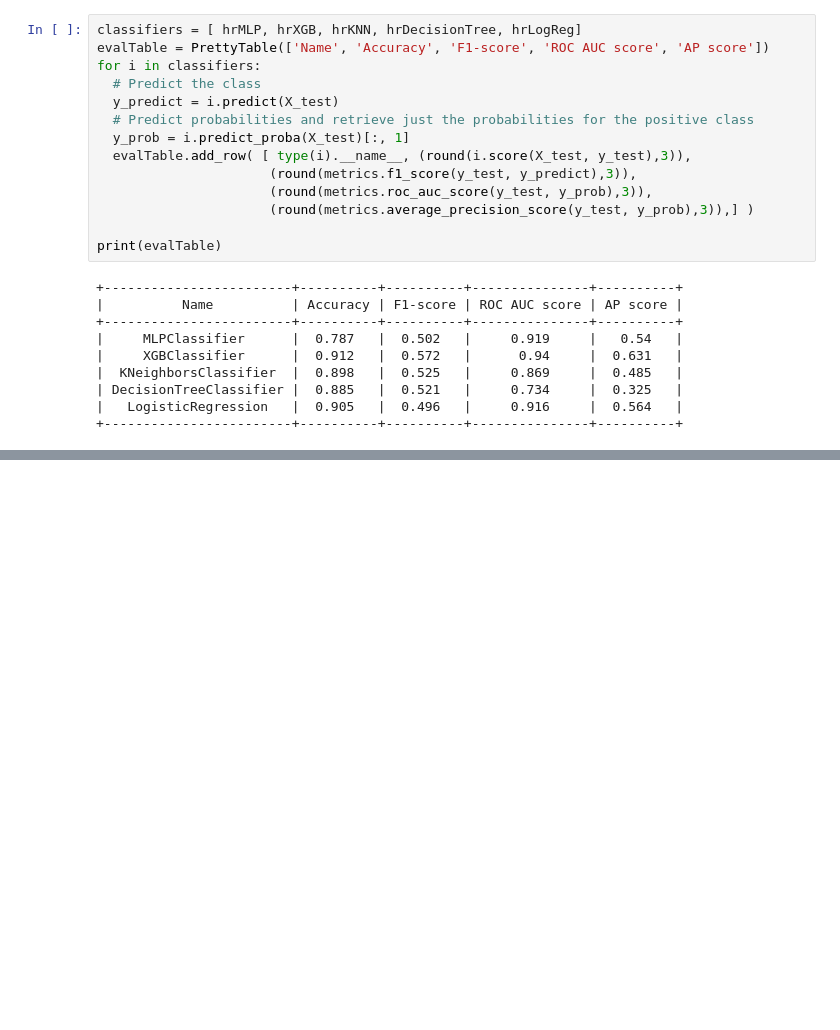
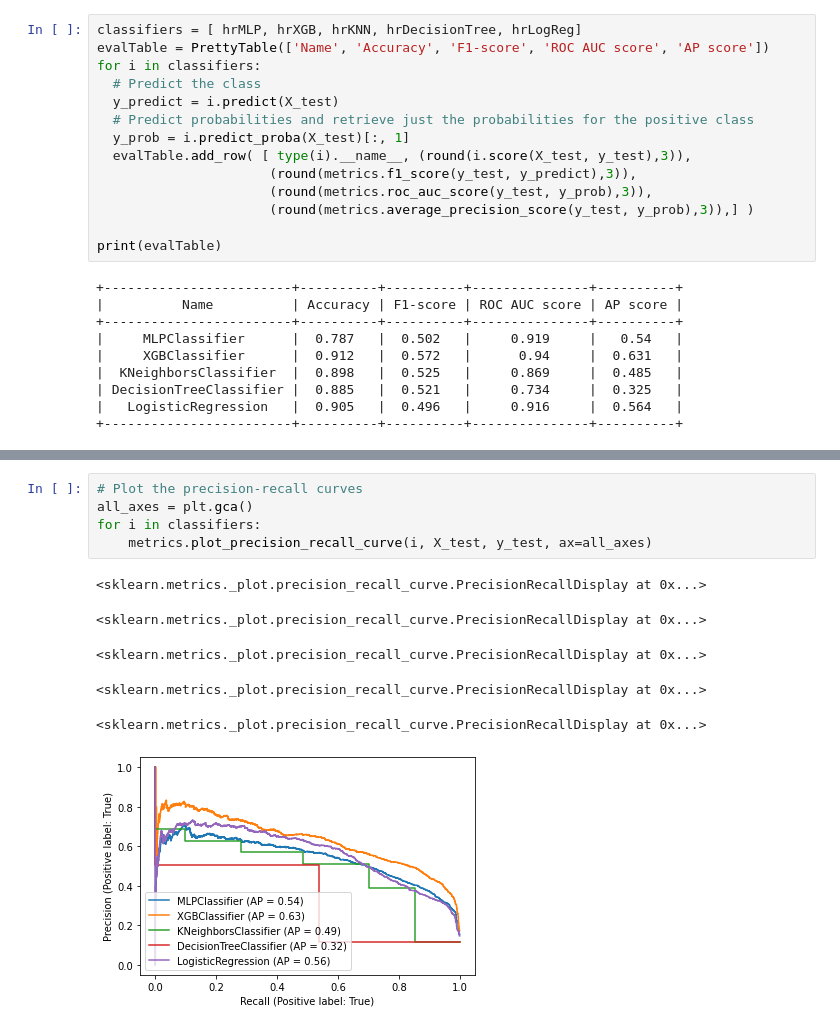
Before and after one commit to hdushan/optus_u_ai_ml_assignment, a Jupyter notebook: assignment.ipynb, the cells around one changed output, grey strips where cells are left out. Cells and saved outputs as stored; diff of their text form; blank space fills up the shorter version.

```diff
--- a/assignment.ipynb
+++ b/assignment.ipynb
@@ -559,0 +572,12 @@ print(evalTable)
+# %%
+# Plot the precision-recall curves
+all_axes = plt.gca()
+for i in classifiers:
+    metrics.plot_precision_recall_curve(i, X_test, y_test, ax=all_axes)
+# %% [output]
+<sklearn.metrics._plot.precision_recall_curve.PrecisionRecallDisplay at 0x...>
+<sklearn.metrics._plot.precision_recall_curve.PrecisionRecallDisplay at 0x...>
+<sklearn.metrics._plot.precision_recall_curve.PrecisionRecallDisplay at 0x...>
+<sklearn.metrics._plot.precision_recall_curve.PrecisionRecallDisplay at 0x...>
+<sklearn.metrics._plot.precision_recall_curve.PrecisionRecallDisplay at 0x...>
+[figure, added]
```
Also changed, not shown: parts of 6 cells of this notebook.
